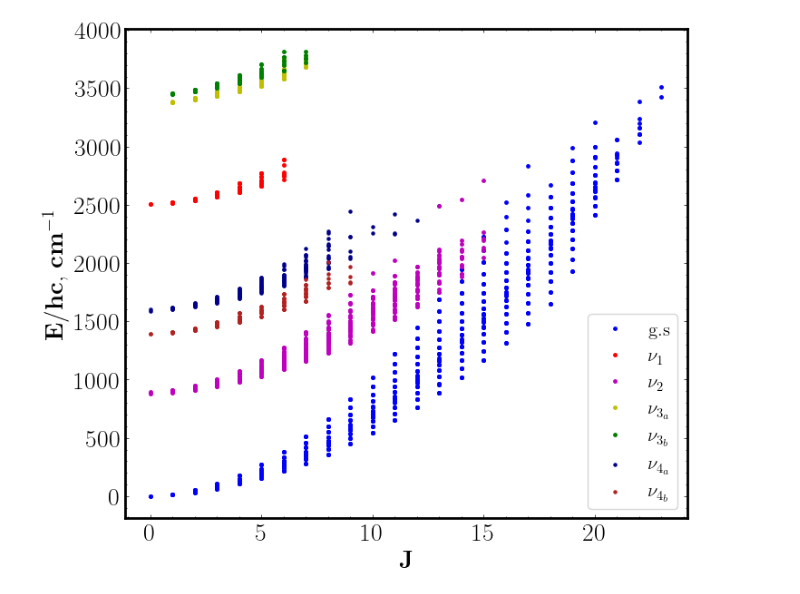
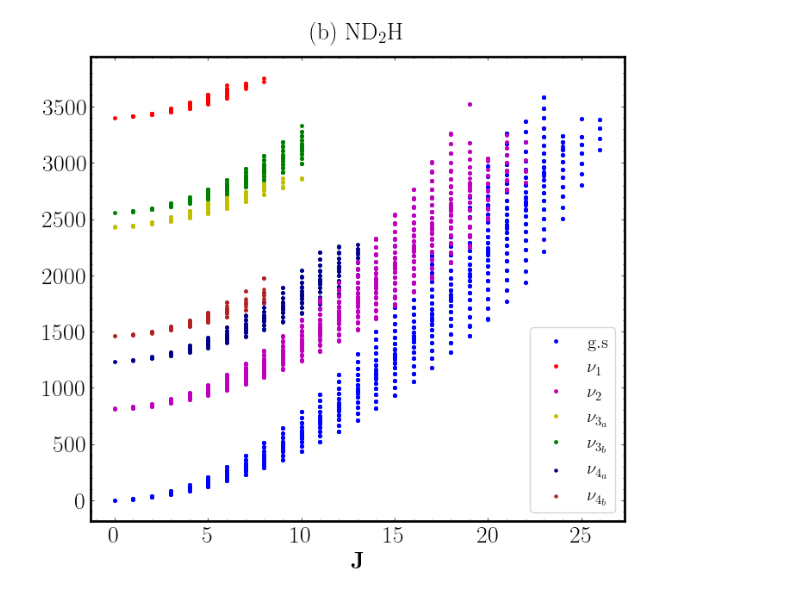
Before and after one commit to oleksiysmola/Orbyts-ND2H, a Jupyter notebook: PlotEnergyLevels.ipynb, the cells around one changed output. Saved outputs shown, nothing was run; the diff lists cells and outputs as text; code cells hidden in the pictures.

Commit message:
added transitions from 25TaLoFuCa to MARVEL

```diff
--- a/PlotEnergyLevels.ipynb
+++ b/PlotEnergyLevels.ipynb
@@ -6,9 +6,9 @@ plt.style.use('science')
 plt.rcParams['axes.linewidth'] = 2
 %matplotlib inline
 # %%
-marvelColumns = ["nu1", "nu2", "nu3a", "nu3b", "nu4a", "nu4b", "J", "Ka", "Kc", "inv", "E", "Uncertainty", "transitions"]
+# marvelColumns = ["nu1", "nu2", "nu3a", "nu3b", "nu4a", "nu4b", "J", "Ka", "Kc", "inv", "E", "Uncertainty", "transitions"]
 
-marvelEnergies = pd.read_csv("MarvelEnergyLevelsNH2D.txt", delim_whitespace=True)
+marvelEnergies = pd.read_csv("MarvelEnergyLevels.txt", delim_whitespace=True)
 marvelEnergies["band"] = marvelEnergies["nu1"].astype(str) + marvelEnergies["nu2"].astype(str) + marvelEnergies["nu3a"].astype(str) + marvelEnergies["nu3b"].astype(str) +  marvelEnergies["nu4a"].astype(str) +   marvelEnergies["nu4b"].astype(str)
 
 groundState = marvelEnergies[marvelEnergies["band"] == "000000"]
@@ -21,21 +21,22 @@ v4bState = marvelEnergies[marvelEnergies["band"] == "000001"]
 # %%
 fontsize=20
 markersize=5
 plt.figure(figsize=(8, 7))
 # print(marvelEnergies.head(20).to_string(index=False))
 plt.plot(groundState["J"], groundState["E"], "b.", label="g.s", markersize=markersize)
 plt.plot(v1State["J"], v1State["E"], "r.", label=r"$\nu_1$", markersize=markersize)
 plt.plot(v2State["J"], v2State["E"], "m.", label=r"$\nu_2$", markersize=markersize)
 plt.plot(v3aState["J"], v3aState["E"], "y.", label=r"$\nu_{3_a}$", markersize=markersize)
 plt.plot(v3bState["J"], v3bState["E"], "g.", label=r"$\nu_{3_b}$", markersize=markersize)
 plt.scatter(v4aState["J"], v4aState["E"], color="darkblue", label=r"$\nu_{4_a}$", s=markersize)
 plt.scatter(v4bState["J"], v4bState["E"], color="firebrick", label=r"$\nu_{4_b}$", s=markersize)
 plt.xticks(fontsize=fontsize, weight="bold")
 plt.yticks(fontsize=fontsize, weight="bold")
-plt.ylabel(r"$\mathbf{E/hc}$, $\mathbf{cm}^{-1}$", fontsize=fontsize, fontweight='bold')
+# plt.ylabel(r"$\mathbf{E/hc}$, $\mathbf{cm}^{-1}$", fontsize=fontsize, fontweight='bold')
 plt.xlabel(r"$\mathbf{J}$", fontsize=fontsize, fontweight='bold')
+plt.title(r"(b) ND$_2$H", fontsize=fontsize, pad=15)
 plt.legend(frameon=True, fontsize=fontsize, prop={"size": 15})
-plt.savefig("NH2D-EnergiesJ.pdf")
+plt.savefig("ND2H-EnergiesJ.pdf")
 # plt.legend(fontsize=fontsize, prop={"size": 30}, frameon=True)
 # %% [output]
-[figure, old version]
+[figure, new version]
```
Also changed, not shown: 18 other files.
